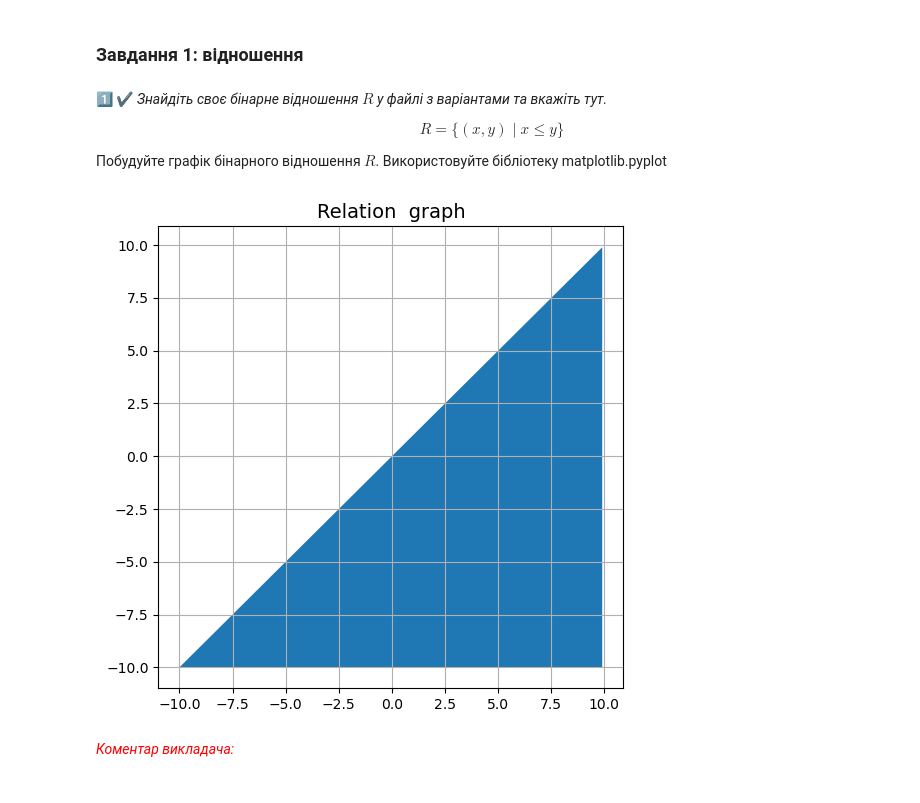
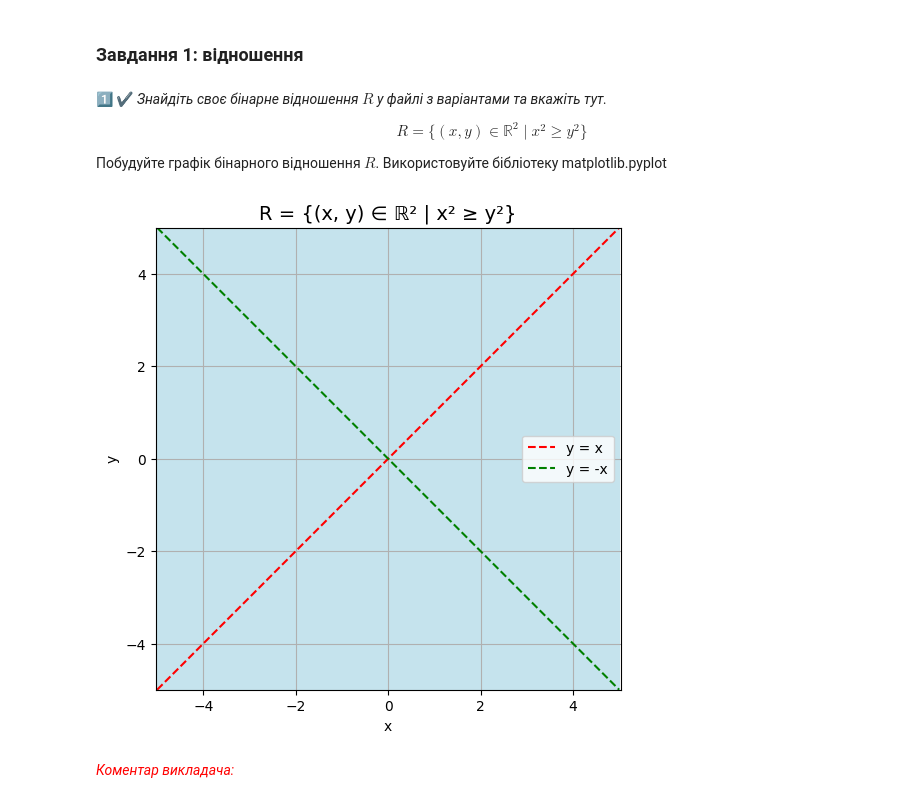
Before and after one commit to Rayzenbtw/DM3, a Jupyter notebook: DM3_Colab1_Shyhimahin_Volodymyr_MF21_UKR.ipynb, the cells around one changed output. Drawn from its saved outputs; the diff is of its cells as text; code cells hidden in the pictures.

```diff
--- a/DM3_Colab1_Shyhimahin_Volodymyr_MF21_UKR.ipynb
+++ b/DM3_Colab1_Shyhimahin_Volodymyr_MF21_UKR.ipynb
@@ -23,28 +23,41 @@ import math
 # %% [markdown]
 1️⃣  ✔️ *Знайдіть своє бінарне відношення $R$ у файлі з варіантами та вкажіть тут.*
 
-$$R=\{(x, y)\mid x\leq y\}$$
+$$
+R = \{(x, y) \in \mathbb{R}^2 \mid x^2 \ge y^2\}
+$$
 
 Побудуйте графік бінарного відношення $R$. Використовуйте бібліотеку matplotlib.pyplot
 # %%
-# Create a new figure
-# https://matplotlib.org/stable/api/_as_gen/matplotlib.pyplot.figure.html
-fig = plt.figure(figsize=(6, 6))
+import numpy as np
+import matplotlib.pyplot as plt
 
-# Axes is the contiainer for plot or other figure elements. There can be some axes in the only figure
-# https://matplotlib.org/stable/api/axes_api.html#
-ax = plt.gca()
+# Створимо сітку точок
+x = np.linspace(-5, 5, 400)
+y = np.linspace(-5, 5, 400)
+X, Y = np.meshgrid(x, y)
 
-# Set x range and y
-x = np.arange(-10, 10, 0.1)
-y = x
+# Умова відношення R: x^2 >= y^2
+R = X**2 >= Y**2
 
-# Plotting
-ax.fill_between(x, -10, y)
-ax.set_title("Relation  graph", fontsize=14)
-ax.grid(visible=True)
+# Побудова графіка
+plt.figure(figsize=(6,6))
+plt.contourf(X, Y, R, levels=[0, 1], colors=['lightblue'], alpha=0.7)
+
+# Лінії x = y та x = -y
+plt.plot(x, x, 'r--', label='y = x')
+plt.plot(x, -x, 'g--', label='y = -x')
+
+# Оформлення графіка
+plt.title('R = {(x, y) ∈ ℝ² | x² ≥ y²}', fontsize=14)
+plt.xlabel('x')
+plt.ylabel('y')
+plt.legend()
+plt.grid(True)
+plt.axis('equal')
+plt.show()
 # %% [output]
-[figure, old version]
+[figure, new version]
 # %% [markdown]
 <font color="red"> *Коментар викладача:* <font>
 # %% [markdown]
```
Also changed, not shown: parts of 3 cells of this notebook.
